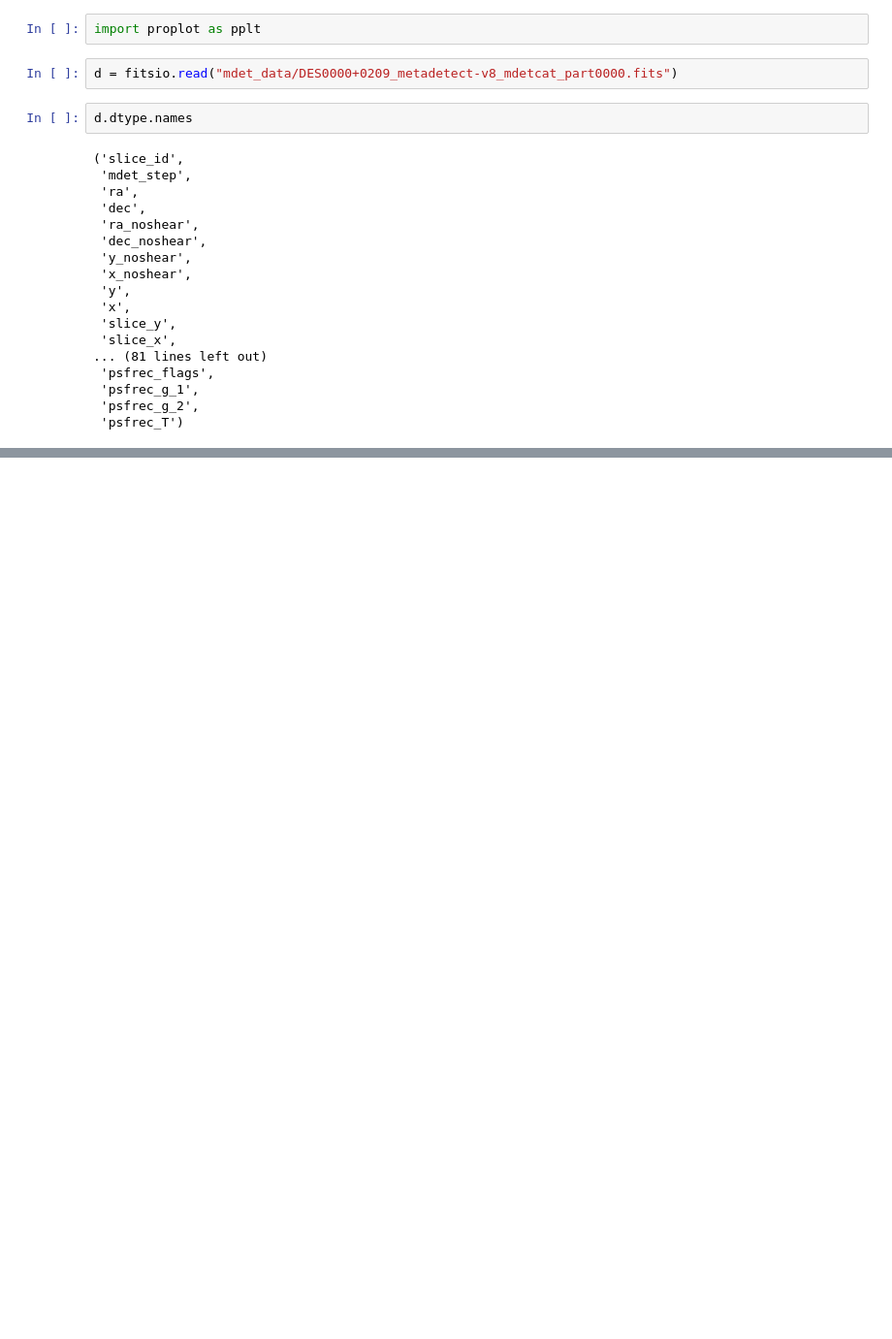
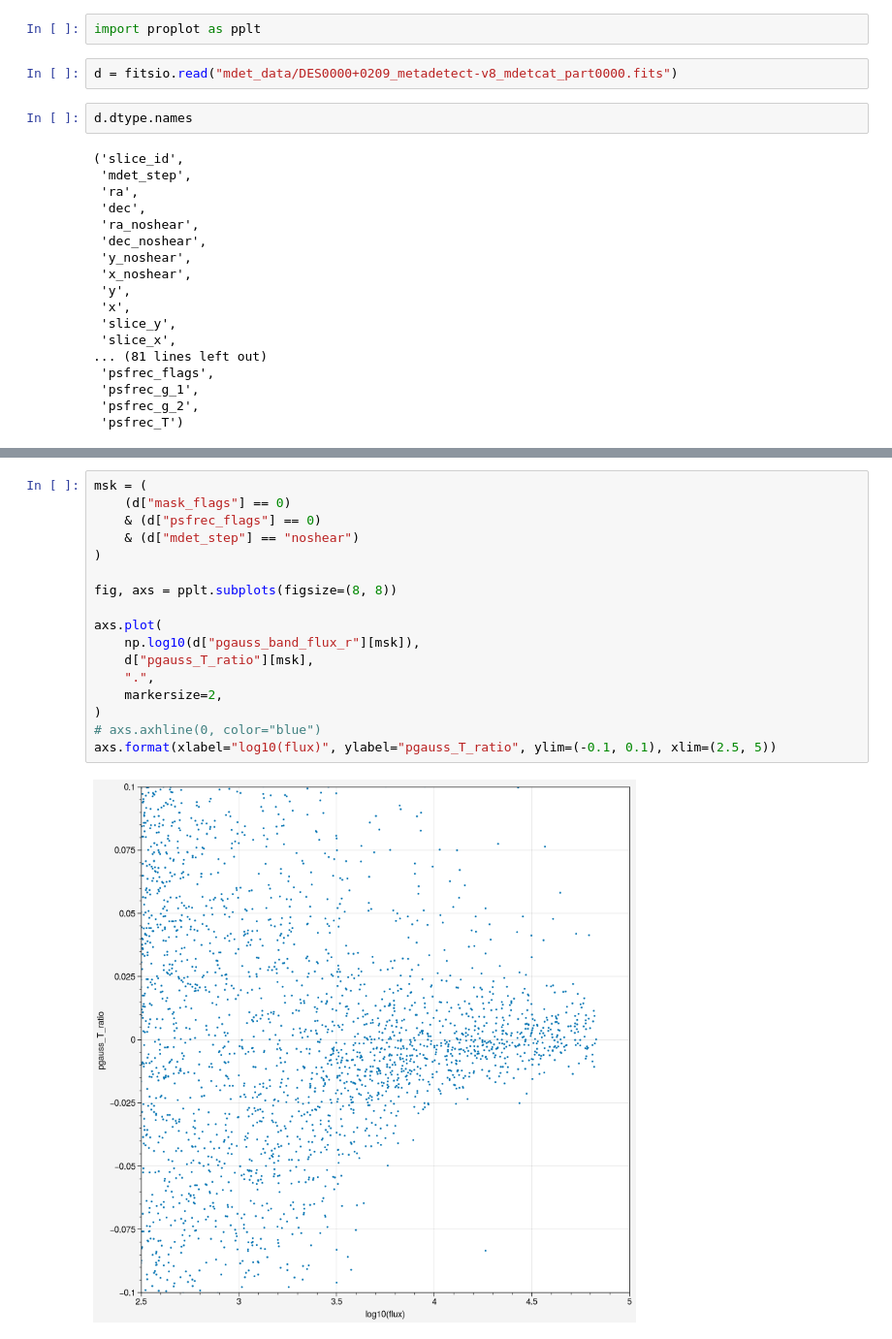
Before and after one commit to beckermr/des-y6-analysis, a Jupyter notebook: 2022_12_02_mdet_gauss_test/Untitled.ipynb, the cells around one changed output, grey strips where cells are left out. Shown at 97% size. Drawn from its saved outputs; the diff is of its cells as text; blank space fills up the shorter version.

```diff
--- a/2022_12_02_mdet_gauss_test/Untitled.ipynb
+++ b/2022_12_02_mdet_gauss_test/Untitled.ipynb
@@ -61,0 +98,19 @@ axs.plot(d["x"][msk], d["y"][msk], '.')
+# %%
+msk = (
+    (d["mask_flags"] == 0)
+    & (d["psfrec_flags"] == 0)
+    & (d["mdet_step"] == "noshear")
+)
+
+fig, axs = pplt.subplots(figsize=(8, 8))
+
+axs.plot(
+    np.log10(d["pgauss_band_flux_r"][msk]),
+    d["pgauss_T_ratio"][msk],
+    ".",
+    markersize=2,
+)
+# axs.axhline(0, color="blue")
+axs.format(xlabel="log10(flux)", ylabel="pgauss_T_ratio", ylim=(-0.1, 0.1), xlim=(2.5, 5))
+# %% [output]
+[figure, added]
```
Also changed, not shown: parts of 5 cells of this notebook, 2 other files.
